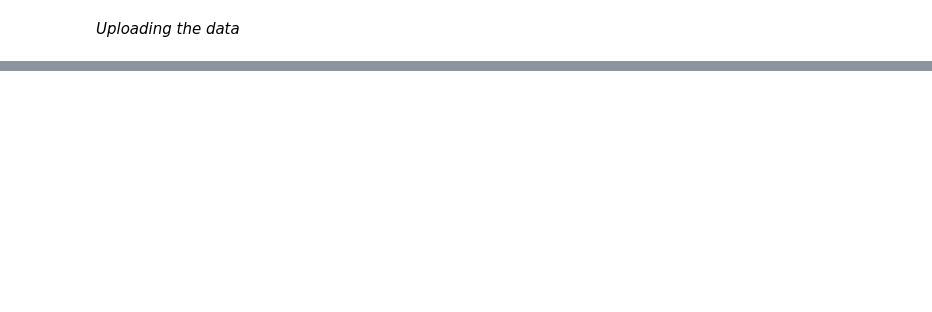
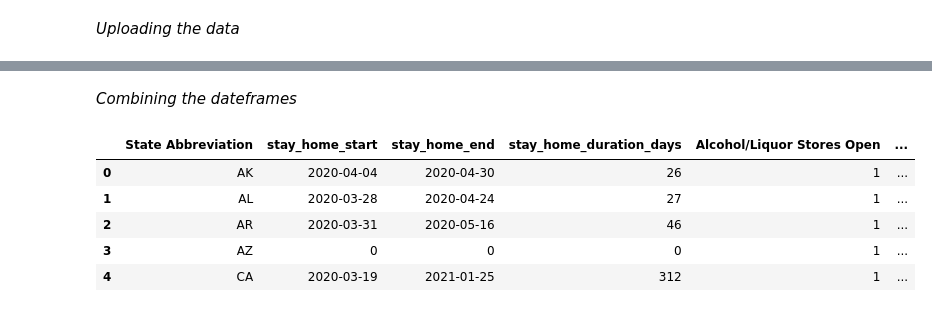
Before and after one commit to DiaHere/Food-and-Beverage-across-all-US-states-Analysis, a Jupyter notebook: notebook.ipynb, the cells around one changed output, grey strips where cells are left out. Saved outputs shown, nothing was run; the diff lists cells and outputs as text; code cells hidden in the pictures; blank space fills up the shorter version.

```diff
--- a/notebook.ipynb
+++ b/notebook.ipynb
@@ -256,0 +275,5 @@ plt.show()
+# %%
+# Getting the necessary columns from the face mask covid policies
+
+df_face_masks_needed = df_face_masks[['State Abbreviation','Face mask mandate enforced by fines']].sort_values(by = 'State Abbreviation').reset_index(drop=True)
+df_face_masks_needed.head()
@@ -256,0 +287,27 @@ plt.show()
+# %%
+# Getting the necessary columns from the stay home covid policies
+
+df_stay_home_needed = df_stay_home[['State Abbreviation']].sort_values(by = 'State Abbreviation').reset_index(drop=True).copy()
+
+# Parse the data into a datetime format to get the duration
+df_stay_home_needed['start'] = pd.to_datetime(df_stay_home['Stay at home/shelter in place'], errors='coerce')
+df_stay_home_needed['end'] = pd.to_datetime(df_stay_home['End stay at home/shelter in place '], errors='coerce')
+
+# Finding mean of the start and end of home stay policies for later purpose
+stay_home_start_mean = df_stay_home_needed['start'].mean()
+stay_home_end_mean = df_stay_home_needed['end'].mean()
+
+# Get the date only, no need for the exact hourly timings
+df_stay_home_needed['start'] = df_stay_home_needed['start'].dt.date
+df_stay_home_needed['end'] =  df_stay_home_needed['end'].dt.date
+
+# Subtract to get the duration in days
+df_stay_home_needed['duration_days'] = (df_stay_home_needed['end'] - df_stay_home_needed['start'])
+
+# Getting the number of days only
+df_stay_home_needed['duration_days'] = (df_stay_home_needed['duration_days'].astype(str).str.extract(r'(\d+)', expand=False))
+
+# Deal with NaT to 0
+df_stay_home_needed[['start','end','duration_days']] = df_stay_home_needed[['start','end','duration_days']].fillna(0)
+
+df_stay_home_needed.head()
@@ -256,0 +357,21 @@ plt.show()
+# %% [markdown]
+*Combining the dateframes*
+# %%
+# merge two dataframes to combine with the third one
+df_temp = pd.merge(df_alcohol_needed, df_face_masks_needed, on = 'State Abbreviation')
+
+# Renmae the columns in the stay home policy df to distingush the column in the combined df
+if 'stay_home_start' not in df_stay_home_needed.columns:
+    df_stay_home_needed = df_stay_home_needed.rename(columns={'start':'stay_home_start','end': 'stay_home_end','duration_days':'stay_home_duration_days'})
+
+# Merging the two combined dataframes of alcohol and face masks policies with the stay home policies dataframe
+df_covid_policy_combined = pd.merge(df_stay_home_needed, df_temp, on = 'State Abbreviation')
+
+df_covid_policy_combined.head()
+# %% [output]
+|  | State Abbreviation | stay_home_start | stay_home_end | stay_home_duration_days | Alcohol/Liquor Stores Open | ... |
+| 0 | AK | 2020-04-04 | 2020-04-30 | 26 | 1 | ... |
+| 1 | AL | 2020-03-28 | 2020-04-24 | 27 | 1 | ... |
+| 2 | AR | 2020-03-31 | 2020-05-16 | 46 | 1 | ... |
+| 3 | AZ | 0 | 0 | 0 | 1 | ... |
+| 4 | CA | 2020-03-19 | 2021-01-25 | 312 | 1 | ... |
```
Also changed, not shown: parts of 22 cells of this notebook.
